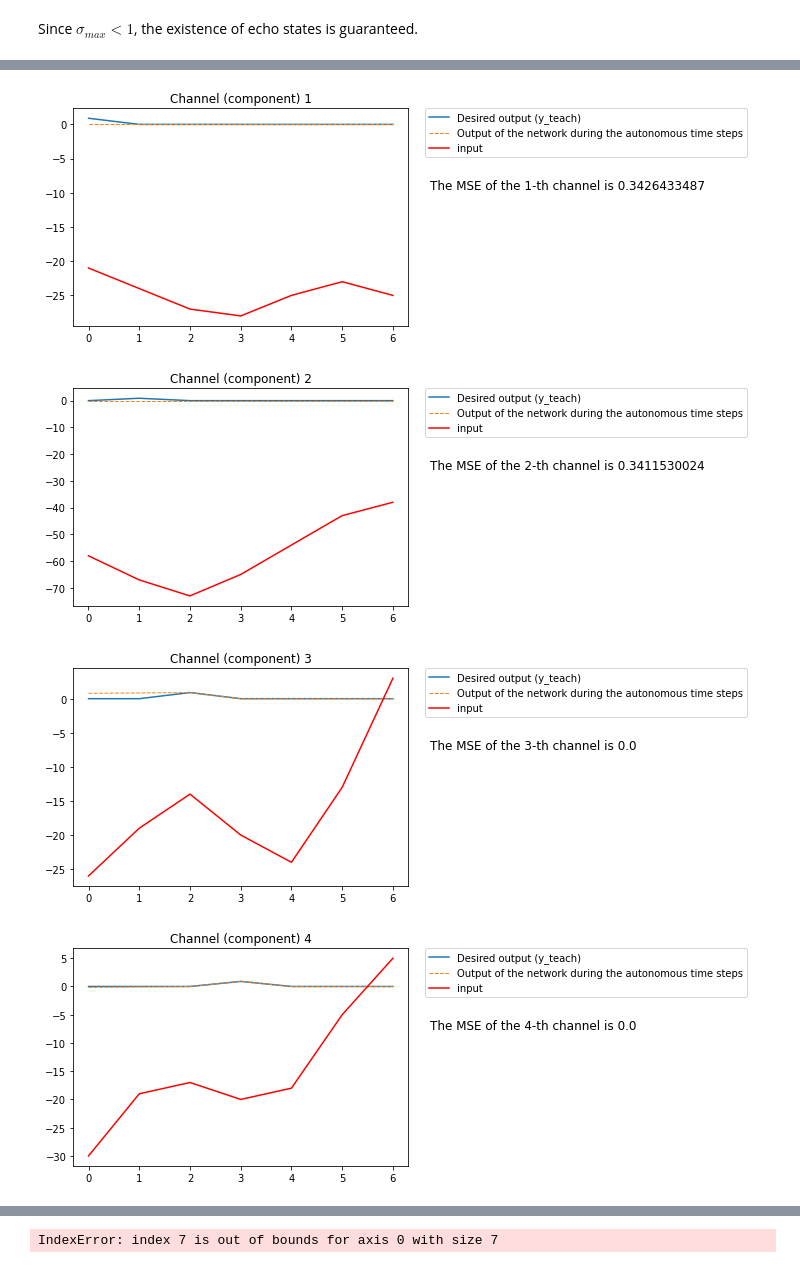
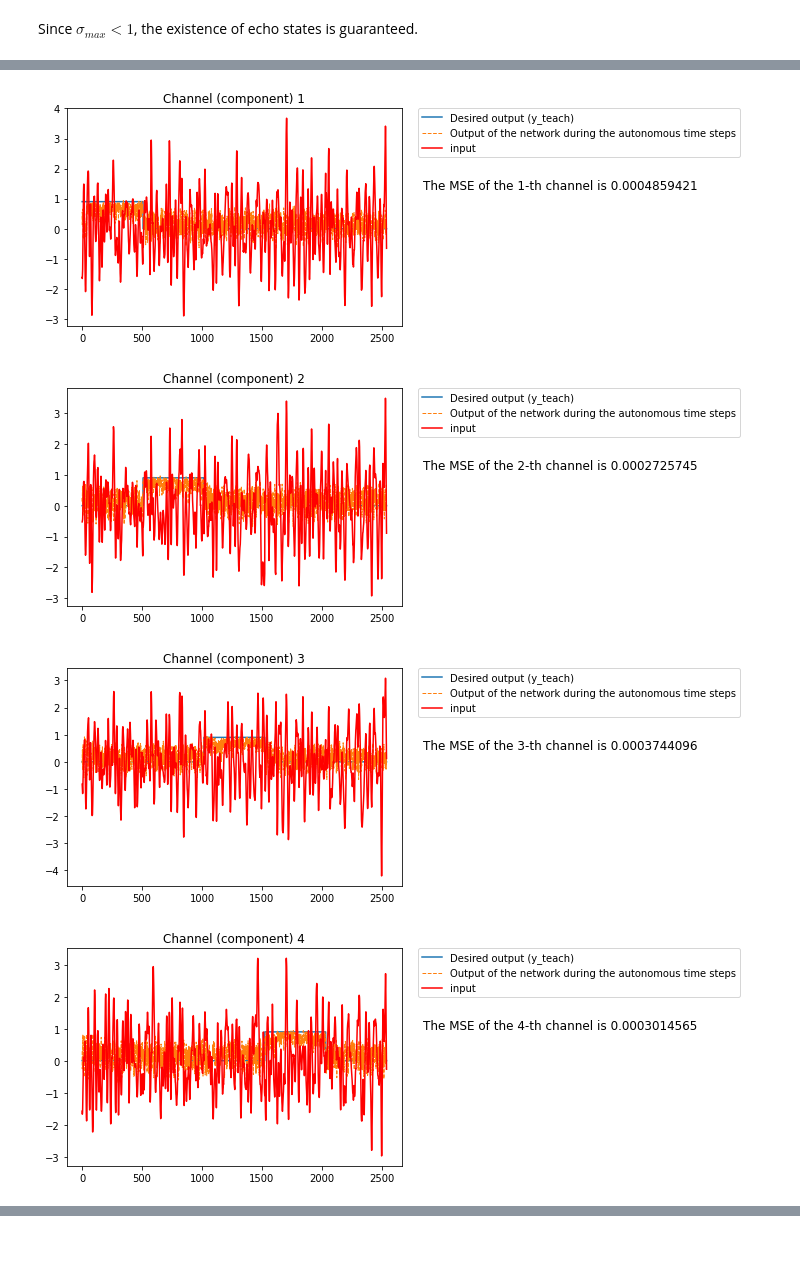
Before and after one commit to ArnauNaval/TFG_ReservoirComputing, a Jupyter notebook: Reservoir.ipynb, the cells around one changed output, grey strips where cells are left out. Saved outputs shown, nothing was run; the diff lists cells and outputs as text; code cells hidden in the pictures.

```diff
--- a/Reservoir.ipynb
+++ b/Reservoir.ipynb
@@ -29,0 +25,25 @@ Total of 108 inputs in 7 tests
+# %%
+results_test = np.zeros((5,508), dtype=float)
+results_test[0,:] = 0.9
+
+results_test2 = np.zeros((5,508), dtype=float)
+results_test2[1,:] = 0.9
+
+results_test = np.hstack((results_test,results_test2))
+
+results_test2 = np.zeros((5,508), dtype=float)
+results_test2[2,:] = 0.9
+
+results_test = np.hstack((results_test,results_test2))
+
+results_test2 = np.zeros((5,508), dtype=float)
+results_test2[3,:] = 0.9
+
+results_test = np.hstack((results_test,results_test2))
+
+results_test2 = np.zeros((5,508), dtype=float)
+results_test2[4,:] = 0.9
+
+results_test = np.hstack((results_test,results_test2))
+
+print(results_test.shape)
@@ -217,6 +239,7 @@ class Network():
         self.u_test = self.u
 
         #Define y_teach_test
+        """
         self.y_teach_test = np.copy(self.u_test.T)
         for i in np.arange(t_autonom-1):
             if 0.5 in self.y_teach_test[i,:]:
@@ -225,6 +248,7 @@ class Network():
                     self.y_teach_test[i+1,j]=0.5
         self.y_teach_test[self.y_teach_test != 0.5] = -0.5
         self.y_teach_test = self.y_teach_test.T
+        """
         self.y_teach_test = self.y_teach
 
 
@@ -261,17 +285,14 @@ Network = Network()
 # Define the parameters
 ########################
 
-Network.T = 7
-Network.n_min = 2
-Network.K = 108
+Network.T = 2540
+Network.n_min = 40
+Network.K = 128
 Network.N = 500
-Network.L = 9
+Network.L = 5
 
-Network.u = data
-Network.y_teach = np.zeros([Network.L,Network.T])
-for i in range(Network.y_teach.shape[0]):
-    Network.y_teach[i][i%Network.y_teach.shape[1]] = 0.9
-print(Network.y_teach)
+Network.u = test_data
+Network.y_teach = results_test
 
 Network.initial_state = np.ones(Network.N)
 
@@ -353,7 +361,7 @@ The training MSE for the 9-th dimension is 0.0
 # %%
-Network.test_network(t_autonom=7, plot=True)
+Network.test_network(t_autonom=2540, plot=True)
 # %% [output]
-[figure, old version]
+[figure, new version]
-[figure, old version]
+[figure, new version]
-[figure, old version]
+[figure, new version]
-[figure, old version]
+[figure, new version]
@@ -368 +373,0 @@ The test MSE for the 7-th dimension is 6.0496210881695055e-31
-IndexError: index 7 is out of bounds for axis 0 with size 7
```
Also changed, not shown: parts of 9 cells of this notebook.
